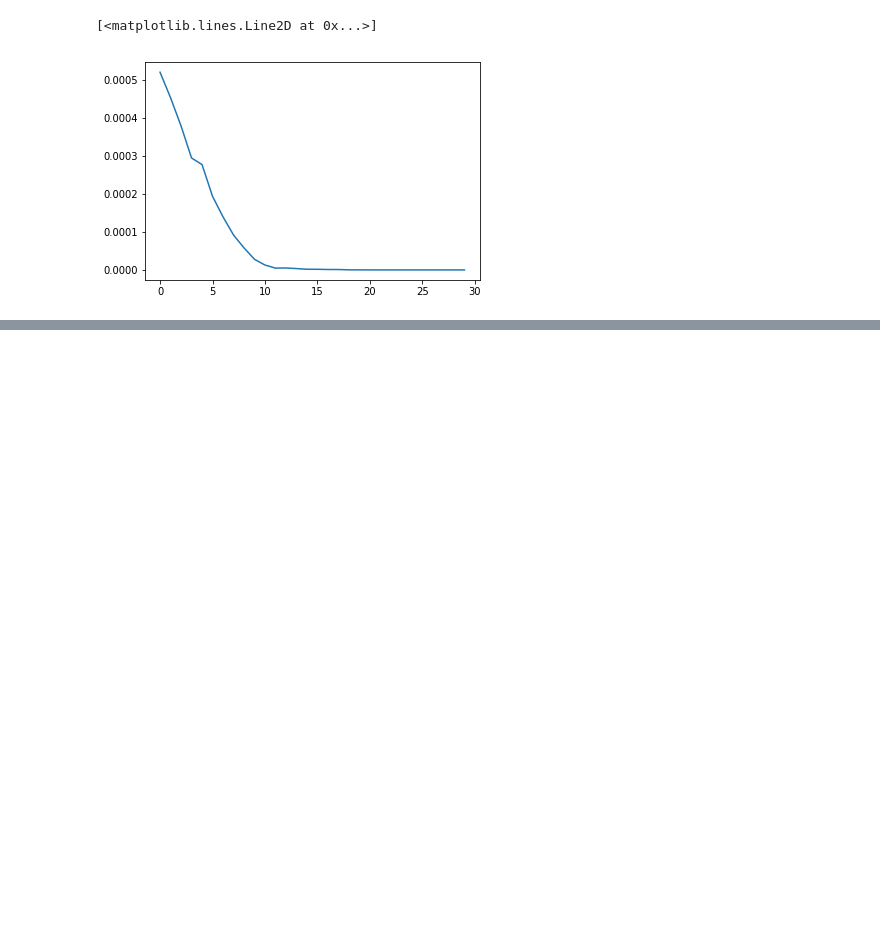
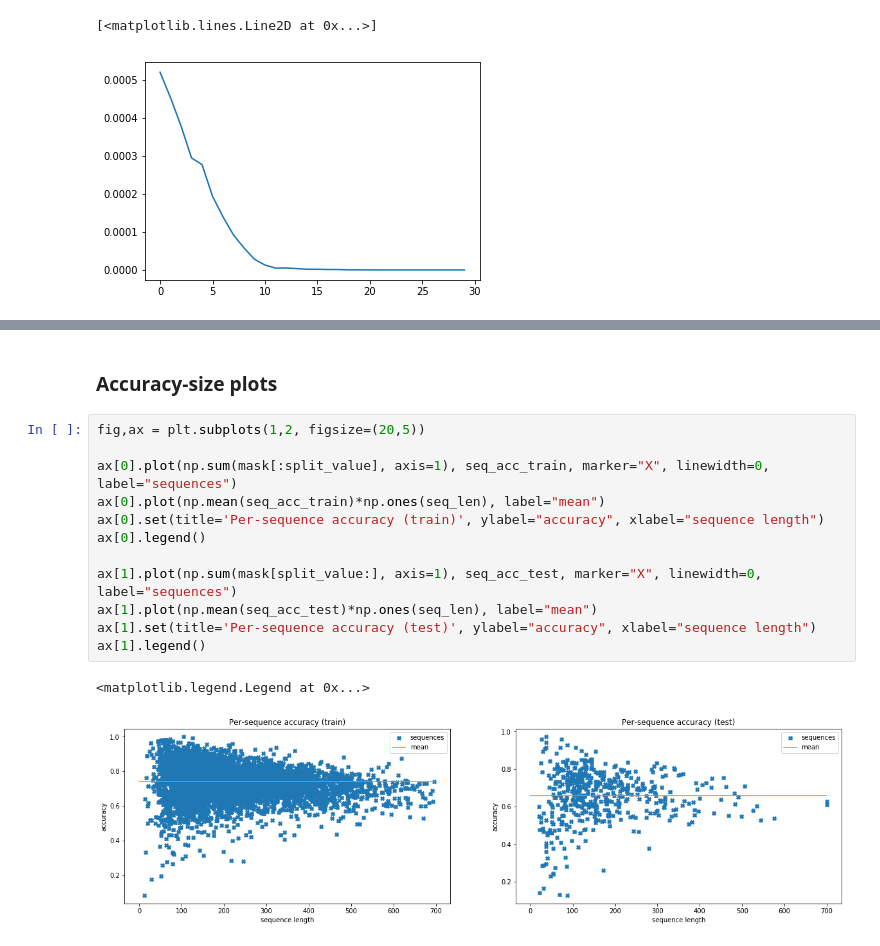
Before and after one commit to Juillermo/saliencyPSSP, a Jupyter notebook: Testing.ipynb, the cells around one changed output, grey strips where cells are left out. Cells and saved outputs as stored; diff of their text form; blank space fills up the shorter version.

```diff
--- a/Testing.ipynb
+++ b/Testing.ipynb
@@ -231,0 +265,17 @@ print(saliency_info, "caca")
+# %% [markdown]
+### Accuracy-size plots
+# %%
+fig,ax = plt.subplots(1,2, figsize=(20,5))
+
+ax[0].plot(np.sum(mask[:split_value], axis=1), seq_acc_train, marker="X", linewidth=0, label="sequences")
+ax[0].plot(np.mean(seq_acc_train)*np.ones(seq_len), label="mean")
+ax[0].set(title='Per-sequence accuracy (train)', ylabel="accuracy", xlabel="sequence length")
+ax[0].legend()
+
+ax[1].plot(np.sum(mask[split_value:], axis=1), seq_acc_test, marker="X", linewidth=0, label="sequences")
+ax[1].plot(np.mean(seq_acc_test)*np.ones(seq_len), label="mean")
+ax[1].set(title='Per-sequence accuracy (test)', ylabel="accuracy", xlabel="sequence length")
+ax[1].legend()
+# %% [output]
+<matplotlib.legend.Legend at 0x...>
+[figure, added]
```
Also changed, not shown: parts of 13 cells of this notebook, 2 other files.
